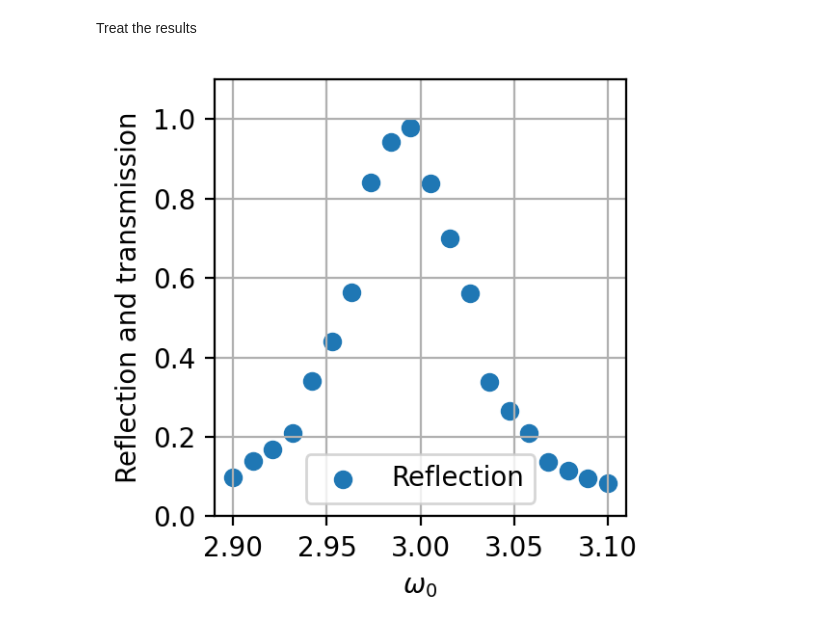
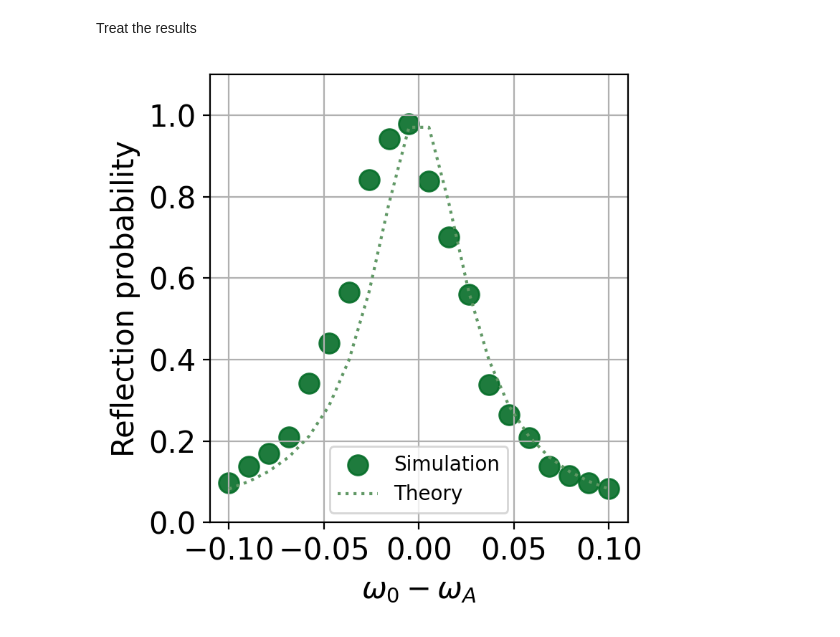
Before and after one commit to rpiron/nii_internship, a Jupyter notebook: single_photon_scattering/simu_mirror.ipynb, the cells around one changed output. Cells and saved outputs as stored; diff of their text form; code cells hidden in the pictures.

Commit message:
figures thesis

```diff
--- a/single_photon_scattering/simu_mirror.ipynb
+++ b/single_photon_scattering/simu_mirror.ipynb
@@ -352,9 +373,0 @@ Computing occupation numbers in momentum space...
-# %%
-fig, ax = plt.subplots(1,1, figsize=(3,3), dpi=resol)
-for x in range(len(omega_A_tab)):
-    ax.plot(omega_A_tab[x], N_A_t_list[x], 'o', label=f'$\omega_A = {omega_A_tab[x]}$')
-ax.set_xlabel(r'$\omega_A$')
-ax.set_ylabel('Final occupation of the atom')
-ax.legend()
-ax.grid()
-plt.show()
@@ -708,37 +792,46 @@ Treat the results
 # %%
 nb_freq_eff = 20
 
 omega_0_tab = np.zeros(nb_freq_eff)
 reflection_tab = np.zeros(nb_freq_eff)
 transmission_tab = np.zeros(nb_freq_eff)
 reflection_sum_tab = np.zeros(nb_freq_eff)
 transmission_sum_tab = np.zeros(nb_freq_eff)
 
 
 for x in range(nb_freq_eff):
     #recover the associated csv file
     current_filename = f"./results_transmission/results_{x}.csv"
     df = pd.read_csv(current_filename)
 
     omega_0_tab[x] = df['omega_0'][0]
     reflection_tab[x] = df['reflection'][0]
     transmission_tab[x] = df['transmission'][0]
     reflection_sum_tab[x] = df['R_coef_sum'][0]
     transmission_sum_tab[x] = df['T_coef_sum'][0]
 
-theory_curve = 1 / (1 + (omega_0_tab - omega_A)**2 / (gamma/2)**2)
+theory_curve = 1 / (1 + (omega_0_tab - omega_A)**2 / (g_0**2 * omega_A)**2)
 
-fig, ax = plt.subplots(1,1, figsize=(3,3), dpi=resol)
-ax.scatter(omega_0_tab, reflection_tab, marker='o', label='Reflection')
-#ax.scatter(omega_0_tab, reflection_sum_tab, marker='o', label='Reflection sum')
-#ax.plot(omega_0_tab, theory_curve, markersize=3, label='Theory', linestyle=':', color='green')
-ax.set_xlabel(r'$\omega_0$')
-ax.set_ylabel("Reflection and transmission")
+fig, ax = plt.subplots(1,1, figsize=(4,4), dpi=resol)
+ax.scatter(omega_0_tab - omega_A, reflection_tab, marker='o', label='Simulation', color="#056d28", s=100, alpha=0.9)
+ax.plot(omega_0_tab - omega_A, theory_curve, markersize=3, label='Theory', linestyle=':', color="#609865")
+ax.set_xlabel(r'$\omega_0 - \omega_A$')
+ax.set_ylabel("Reflection probability")
 ax.grid()
 ax.legend()
 ax.set_ylim(0, 1.1)
 
+ax.legend(prop={'size': 10}, loc='lower center')
+
+#font size
+for item in [ax.xaxis.label, ax.yaxis.label]:
+    item.set_fontsize(15)
+
+for item in (ax.get_xticklabels() + ax.get_yticklabels()):
+    item.set_fontsize(15)
+
 fig.tight_layout()
+#plt.savefig('reflection_vs_omega0.pdf', bbox_inches='tight')
 plt.show()
 # %% [output]
-[figure, old version]
+[figure, new version]
```
Also changed, not shown: parts of 8 cells of this notebook, 19 other files.
